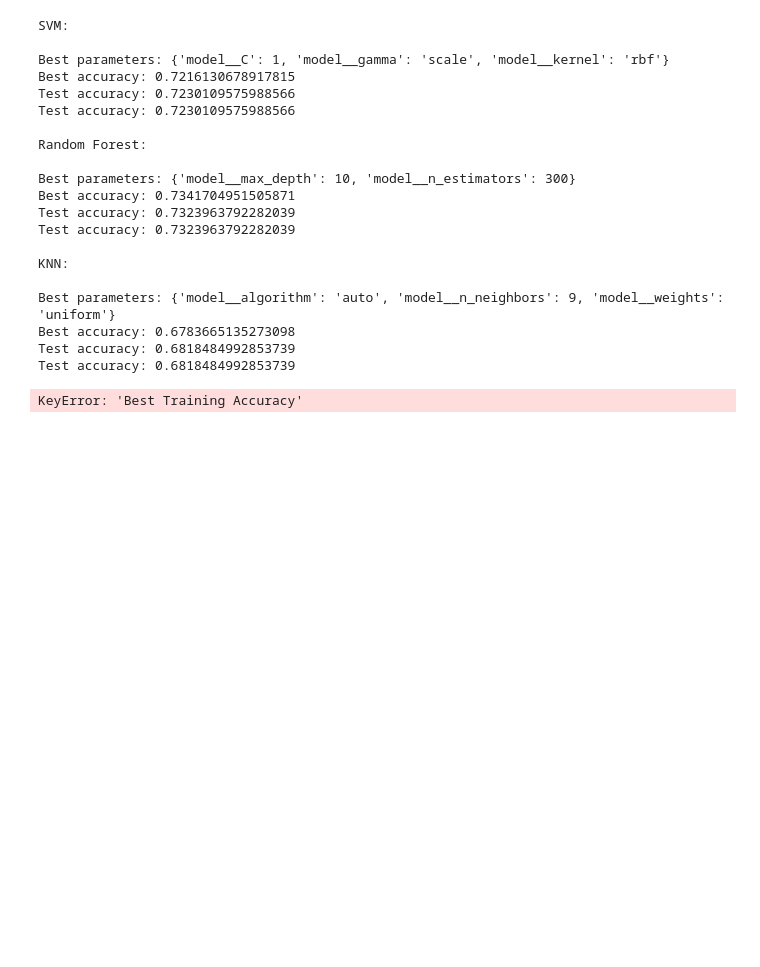
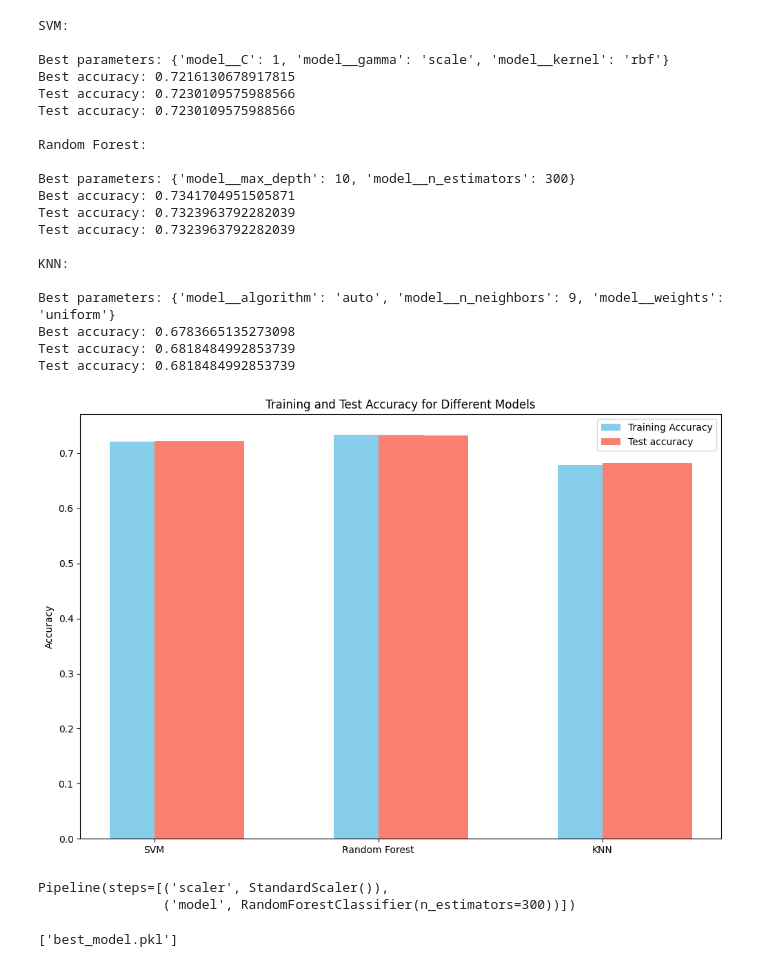
Before and after one commit to SFredin1/Machine-learning-AI23, a Jupyter notebook: Lab/Lab.ipynb, the cells around one changed output. Cells and saved outputs as stored; diff of their text form; code cells hidden in the pictures; blank space fills up the shorter version.

```diff
--- a/Lab/Lab.ipynb
+++ b/Lab/Lab.ipynb
@@ -577,18 +577,19 @@ Test accuracy: 0.6818484992853739
 # %%
 # 1.2.3 Plot av resultat
 import matplotlib.pyplot as plt
 
 models = ["SVM", "Random Forest", "KNN"]
-training_accuracies = [results[model]["Best Training Accuracy"] for model in models]
+training_accuracies = [results[model]["Best accuracy"] for model in models]
+#training_accuracies = [results[model]["Best Training Accuracy"] for model in models]
 test_accuracies = [results[model]["Test accuracy"] for model in models]
 
-plt.figure(figsize=(10, 6))
-plt.bar(models, training_accuracies, color="skyblue", label="Training accuracy")
-plt.bar(models, test_accuracies, color="salmon", label="Test accuracy")
+plt.figure(figsize=(12, 8))
+plt.bar(models, training_accuracies, width=0.4, color="skyblue", label="Training Accuracy", align="center")
+plt.bar(models, test_accuracies, width=0.4, color="salmon", label="Test accuracy", align="edge")
 
-plt.xlabel("Accuracy")
+plt.ylabel("Accuracy")
 plt.title("Training and Test Accuracy for Different Models")
 plt.legend()
 plt.show()
 # %% [output]
-KeyError: 'Best Training Accuracy'
+[figure, added]
@@ -594,0 +616,24 @@ KeyError: 'Best Training Accuracy'
+# %%
+# 1.3.1 träna bästa modell på all data (Random Forest)
+
+# Skapa en pipeline med scalning och Random Forest
+best_model_pipeline = Pipeline([
+    ("scaler", StandardScaler()),
+    ("model", RandomForestClassifier(n_estimators=300, max_depth=None))
+])
+
+# Träna modellen på all data
+best_model_pipeline.fit(X_train_all, y_train_all)
+# %% [output]
+Pipeline(steps=[('scaler', StandardScaler()),
+                ('model', RandomForestClassifier(n_estimators=300))])
+# %%
+# 1.3.1 Spara modell
+
+import joblib
+from joblib import dump
+
+# Spara modellen till .pkl-fil
+dump(best_model_pipeline, "best_model.pkl", compress=3)
+# %% [output]
+['best_model.pkl']
```
Also changed, not shown: parts of 4 cells of this notebook, 1 other file.
